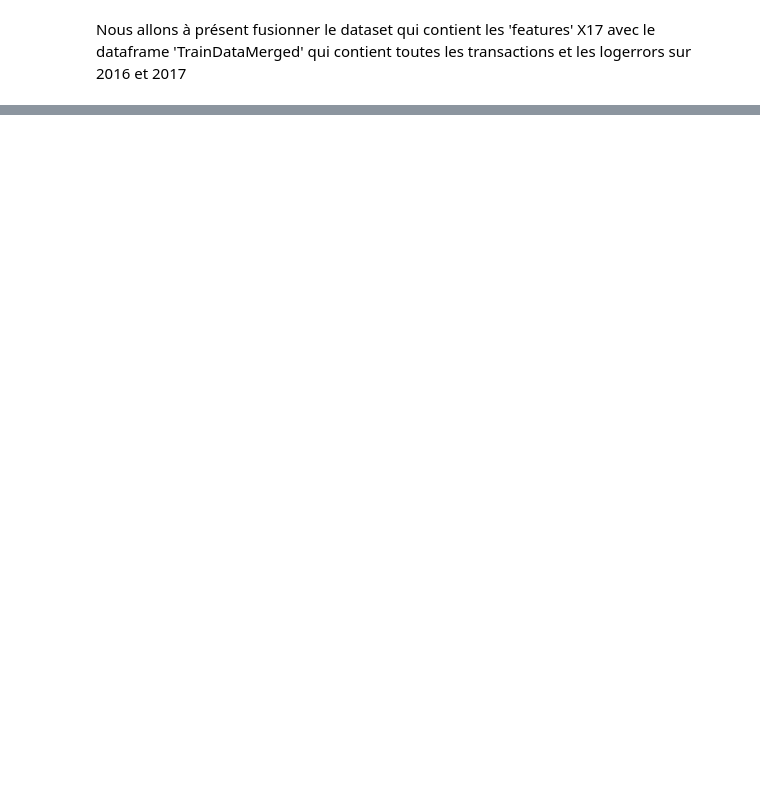
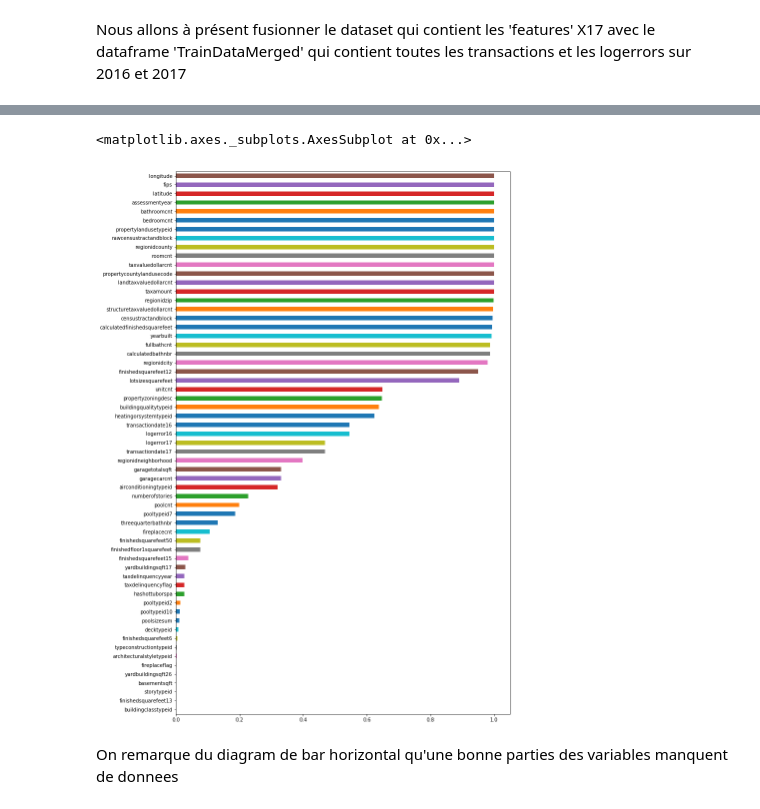
Before and after one commit to degharbi/Zillow-prize-Kaggle, a Jupyter notebook: Zillow.ipynb, the cells around one changed output, grey strips where cells are left out. Saved outputs shown, nothing was run; the diff lists cells and outputs as text; code cells hidden in the pictures; blank space fills up the shorter version.

```diff
--- a/Zillow.ipynb
+++ b/Zillow.ipynb
@@ -199,4 +130,4 @@ Dans cette étape nous allons charger les datasets decrivants les propriétés d
 
 Procedons d'abord au chargement des datasets en DF et par la suite à l'investigation des données.
 # %%
-X17= pd.read_csv('all/properties_2017.csv', sep=',', header='infer')
+X16 = pd.read_csv(path+'all/properties_2016.csv', sep=',', header='infer')
@@ -211,2 +143,2 @@ Nous allons à présent fusionner le dataset qui contient les 'features' X17 ave
 # %%
-X17_train = pd.merge(X17, TrainDataMerged, on='parcelid')
+X16_train = pd.merge(TrainDataMerged, X16, on='parcelid')
@@ -212,0 +165,8 @@ X17_train = pd.merge(X17, TrainDataMerged, on='parcelid')
+# %%
+plt.figure(figsize=(12,20))
+X16_train.drop('parcelid',axis=1).notnull().mean().sort_values(ascending = True).plot(kind = 'barh')
+# %% [output]
+<matplotlib.axes._subplots.AxesSubplot at 0x...>
+[figure, added]
+# %% [markdown]
+On remarque du diagram de bar horizontal qu'une bonne parties des variables manquent de donnees
```
Also changed, not shown: parts of 37 cells of this notebook, 4 other files.
